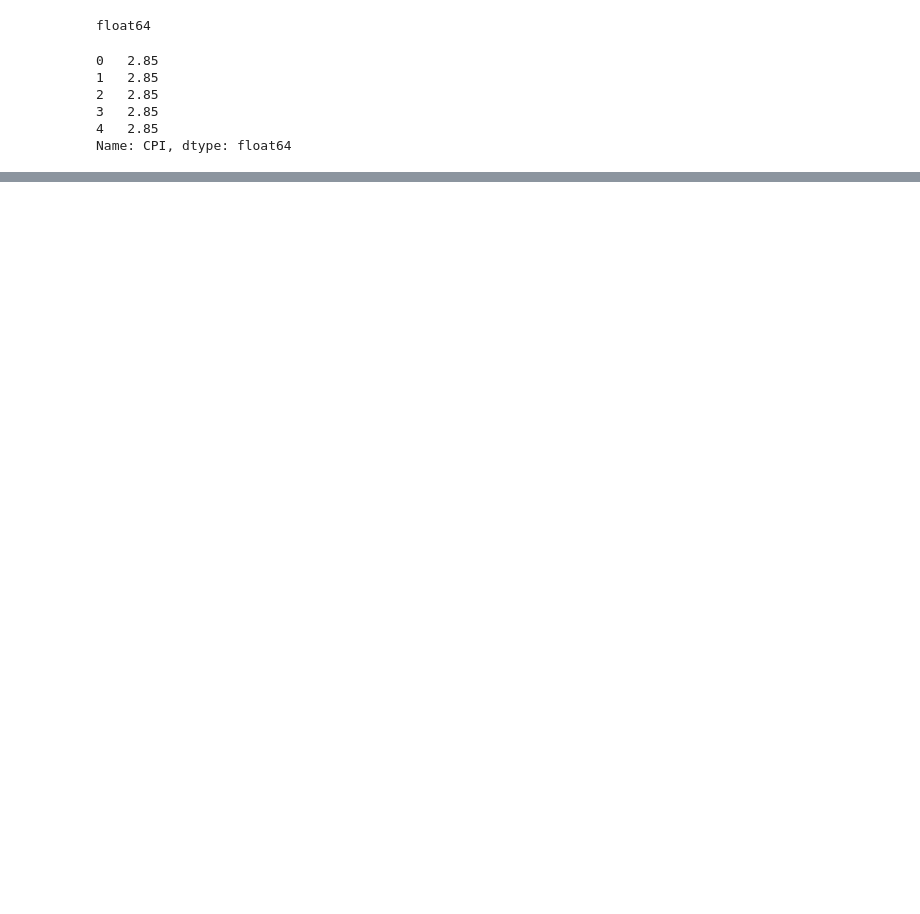
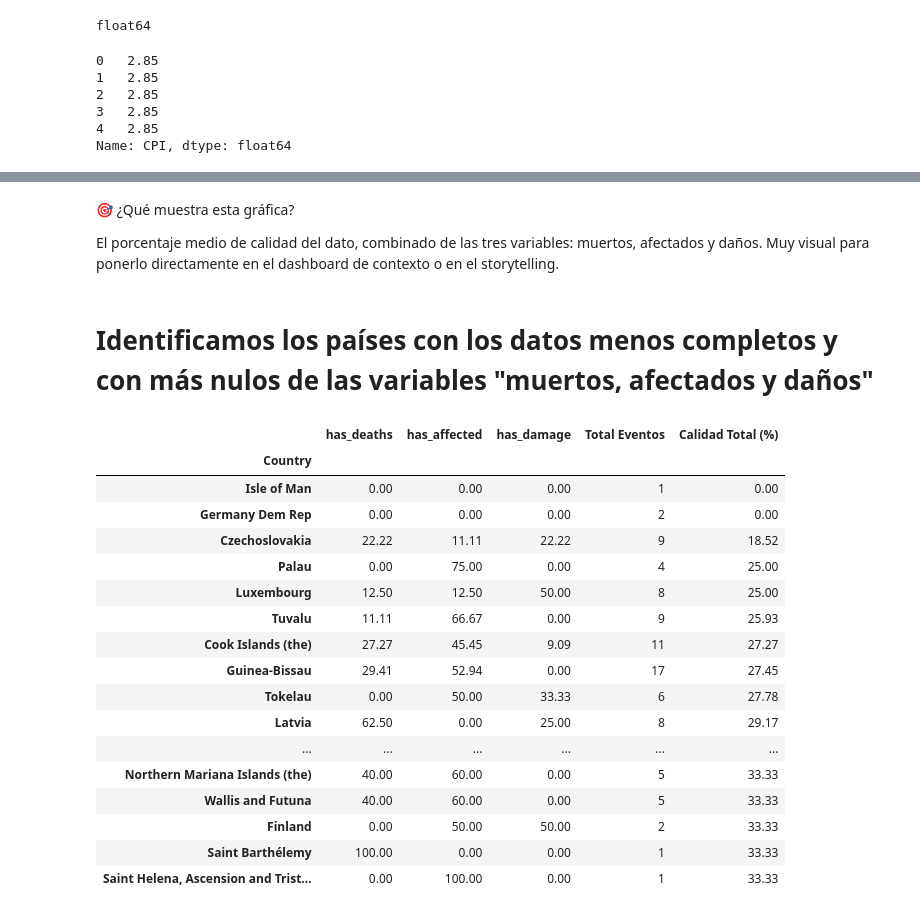
Before and after one commit to CristinaMSF/Cris-Isa, a Jupyter notebook: limpieza.ipynb, the cells around one changed output, grey strips where cells are left out. Drawn from its saved outputs; the diff is of its cells as text; code cells hidden in the pictures; blank space fills up the shorter version.

```diff
--- a/limpieza.ipynb
+++ b/limpieza.ipynb
@@ -1028,0 +1090,32 @@ df.to_csv("EmergencyEvents_limpio.csv", index=False)
+# %% [markdown]
+🎯 ¿Qué muestra esta gráfica?
+
+El porcentaje medio de calidad del dato, combinado de las tres variables: muertos, afectados y daños.
+Muy visual para ponerlo directamente en el dashboard de contexto o en el storytelling.
+# %% [markdown]
+# Identificamos los países con los datos menos completos y con más nulos de las variables "muertos, afectados y daños"
+# %%
+# Ordenamos de menor a mayor calidad total y seleccionamos los 20 primeros (peores)
+bottom_paises = completo_por_pais.sort_values(by='Calidad Total (%)', ascending=True).head(20)
+
+# Mostramos la tabla con los países y sus porcentajes
+bottom_paises
+# %% [output]
+|  | has_deaths | has_affected | has_damage | Total Eventos | Calidad Total (%) |
+| Country |  |  |  |  |  |
+| Isle of Man | 0.00 | 0.00 | 0.00 | 1 | 0.00 |
+| Germany Dem Rep | 0.00 | 0.00 | 0.00 | 2 | 0.00 |
+| Czechoslovakia | 22.22 | 11.11 | 22.22 | 9 | 18.52 |
+| Palau | 0.00 | 75.00 | 0.00 | 4 | 25.00 |
+| Luxembourg | 12.50 | 12.50 | 50.00 | 8 | 25.00 |
+| Tuvalu | 11.11 | 66.67 | 0.00 | 9 | 25.93 |
+| Cook Islands (the) | 27.27 | 45.45 | 9.09 | 11 | 27.27 |
+| Guinea-Bissau | 29.41 | 52.94 | 0.00 | 17 | 27.45 |
+| Tokelau | 0.00 | 50.00 | 33.33 | 6 | 27.78 |
+| Latvia | 62.50 | 0.00 | 25.00 | 8 | 29.17 |
+| ... | ... | ... | ... | ... | ... |
+| Northern Mariana Islands (the) | 40.00 | 60.00 | 0.00 | 5 | 33.33 |
+| Wallis and Futuna | 40.00 | 60.00 | 0.00 | 5 | 33.33 |
+| Finland | 0.00 | 50.00 | 50.00 | 2 | 33.33 |
+| Saint Barthélemy | 100.00 | 0.00 | 0.00 | 1 | 33.33 |
+| Saint Helena, Ascension and Trist... | 0.00 | 100.00 | 0.00 | 1 | 33.33 |
```
Also changed, not shown: parts of 16 cells of this notebook, 1 other file.
